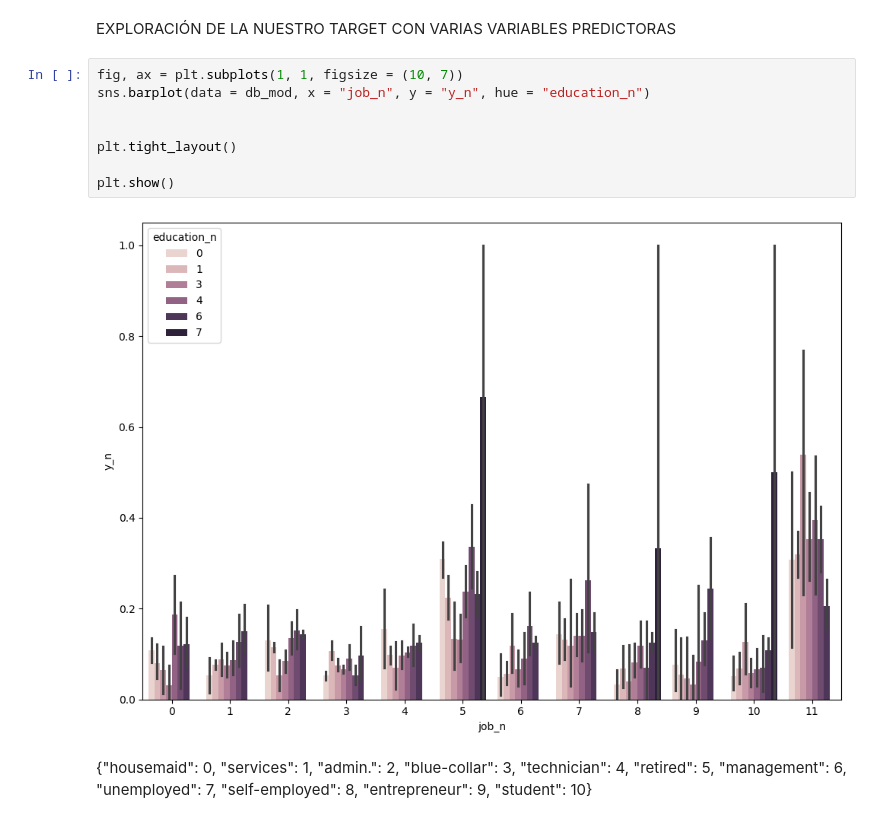
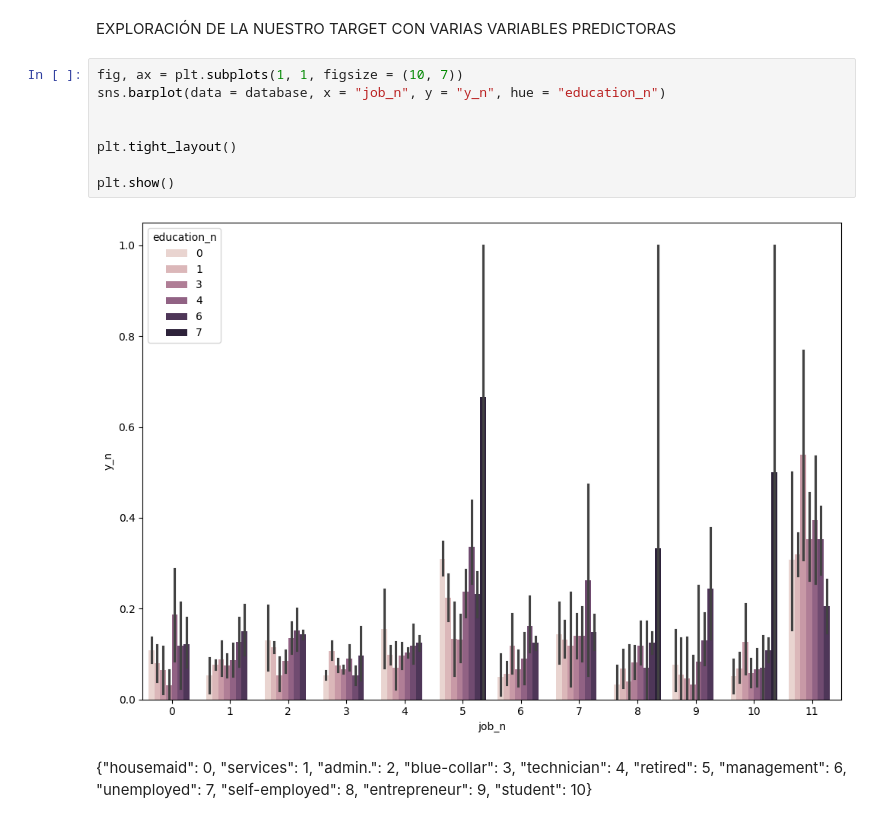
Before and after one commit to PuraCampos/ML_Banck, a Jupyter notebook: src/explore.ipynb, the cells around one changed output. Saved outputs shown, nothing was run; the diff lists cells and outputs as text.

```diff
--- a/src/explore.ipynb
+++ b/src/explore.ipynb
@@ -272,14 +272,14 @@ plt.show()
 EXPLORACIÓN DE LA NUESTRO TARGET CON VARIAS VARIABLES PREDICTORAS
 # %%
 fig, ax = plt.subplots(1, 1, figsize = (10, 7))
-sns.barplot(data = db_mod, x = "job_n", y = "y_n", hue = "education_n")
+sns.barplot(data = database, x = "job_n", y = "y_n", hue = "education_n")
 
 
 plt.tight_layout()
 
 plt.show()
 # %% [output]
-[figure, old version]
+[figure, new version]
 # %% [markdown]
 {"housemaid": 0, "services": 1, "admin.": 2, "blue-collar": 3, "technician": 4, "retired": 5, "management": 6, "unemployed": 7, "self-employed": 8, "entrepreneur": 9, "student": 10}
 # %% [markdown]
```
Also changed, not shown: parts of 11 cells of this notebook, 23 other files.
